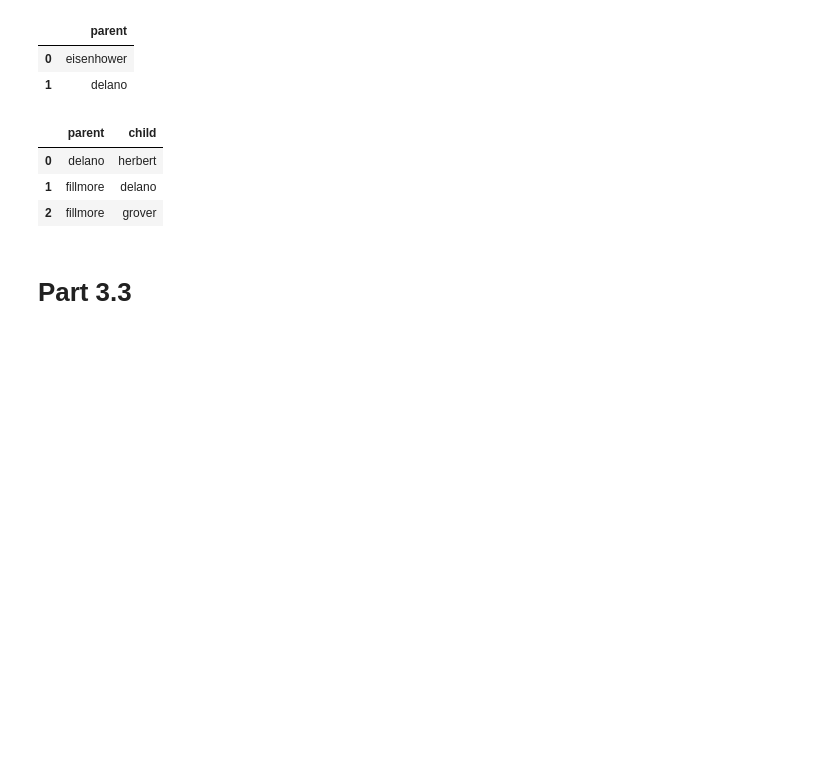
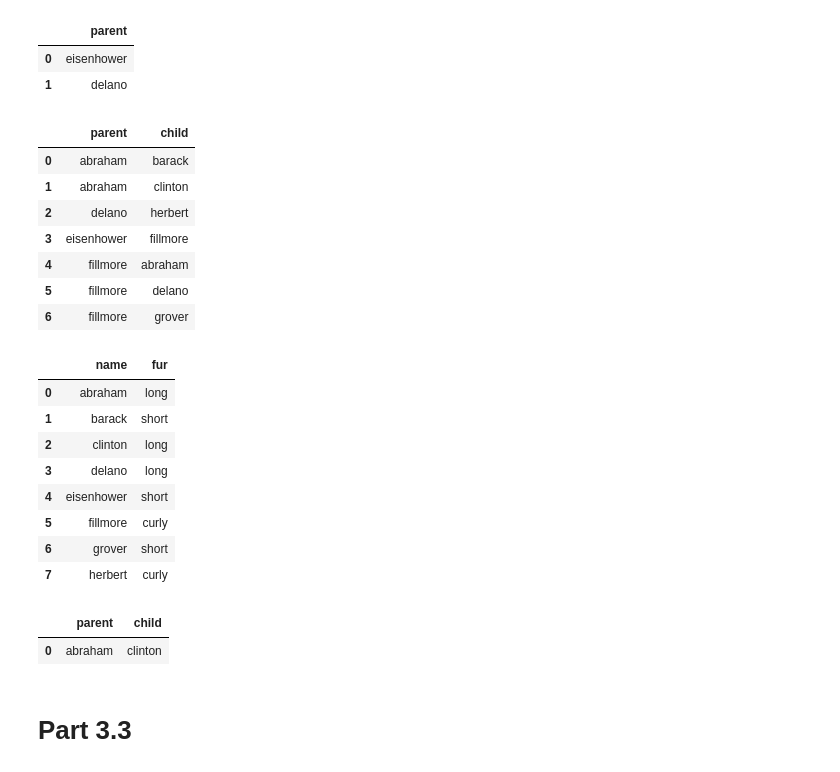
Before and after one commit to AshisGhosh/ashisghosh_data_x_s18, a Jupyter notebook: hw/hw4/HW4_DataX.ipynb, the cells around one changed output. Drawn from its saved outputs; the diff is of its cells as text; code cells hidden in the pictures; blank space fills up the shorter version.

```diff
--- a/hw/hw4/HW4_DataX.ipynb
+++ b/hw/hw4/HW4_DataX.ipynb
@@ -382,19 +385,54 @@ h
 | 1 | delano |
 # %%
 sql_command = """
-SELECT parent, child
-FROM dogs
-INNER JOIN parents ON dogs.name = parents.child
-GROUP BY fur;
+SELECT * FROM parents
 """
+# GROUP BY fur;Z
 # WHERE fur="curly";
 i = pd.read_sql_query(sql_command, con=connection)
 i
 # %% [output]
 |  | parent | child |
-| 0 | delano | herbert |
-| 1 | fillmore | delano |
-| 2 | fillmore | grover |
+| 0 | abraham | barack |
+| 1 | abraham | clinton |
+| 2 | delano | herbert |
+| 3 | eisenhower | fillmore |
+| 4 | fillmore | abraham |
+| 5 | fillmore | delano |
+| 6 | fillmore | grover |
+# %%
+sql_command = """
+SELECT * FROM dogs
+"""
+# GROUP BY fur;Z
+# WHERE fur="curly";
+ia = pd.read_sql_query(sql_command, con=connection)
+ia
+# %% [output]
+|  | name | fur |
+| 0 | abraham | long |
+| 1 | barack | short |
+| 2 | clinton | long |
+| 3 | delano | long |
+| 4 | eisenhower | short |
+| 5 | fillmore | curly |
+| 6 | grover | short |
+| 7 | herbert | curly |
+# %%
+sql_command = """
+SELECT parent, child
+FROM parents
+LEFT JOIN dogs ON parents.parent == dogs.name
+LEFT JOIN dogs AS dogs2 ON parents.child == dogs2.name
+WHERE dogs.fur==dogs2.fur
+"""
+# GROUP BY fur;Z
+# WHERE fur="curly";
+ib = pd.read_sql_query(sql_command, con=connection)
+ib
+# %% [output]
+|  | parent | child |
+| 0 | abraham | clinton |
 # %% [markdown]
 # Part 3.3
 # %%
```
Also changed, not shown: parts of 11 cells of this notebook, 1 other file.
